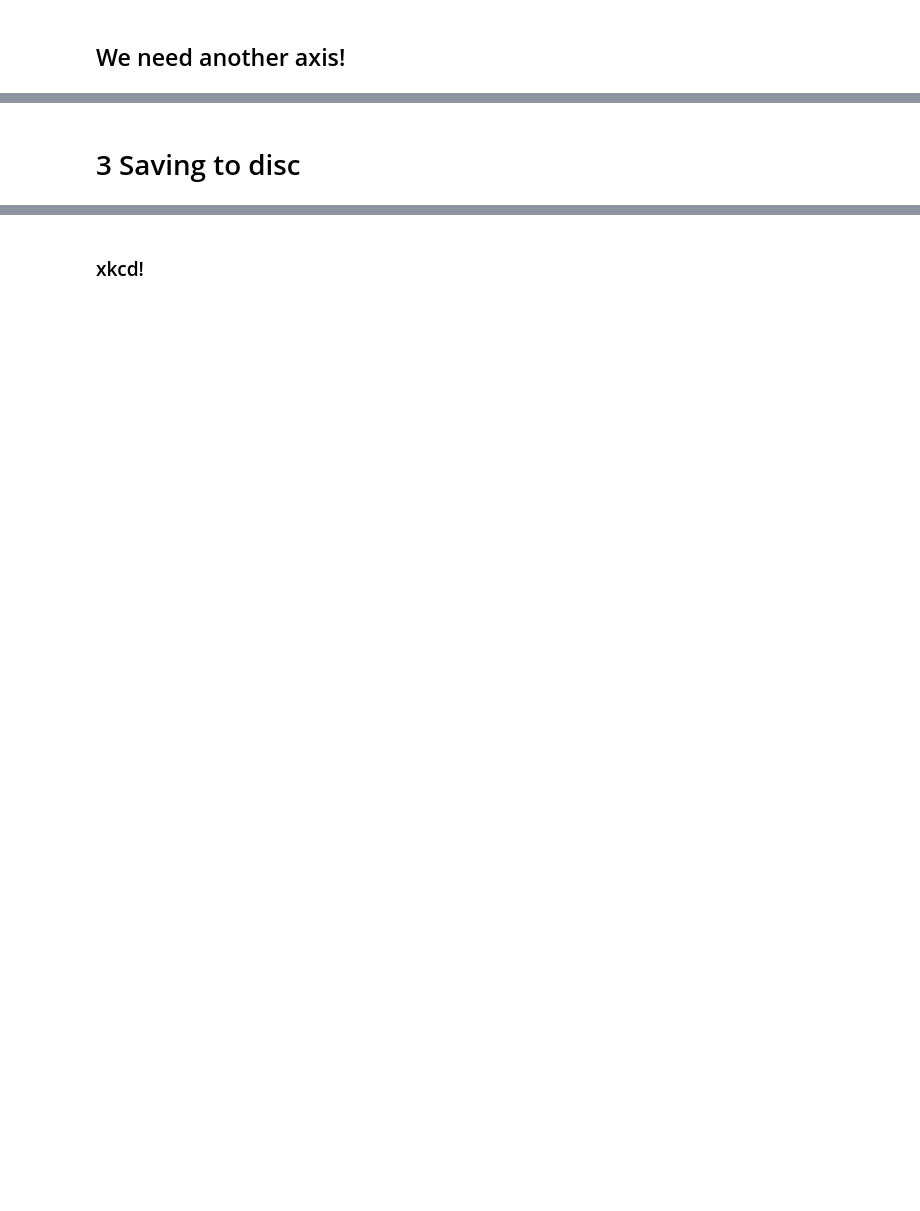
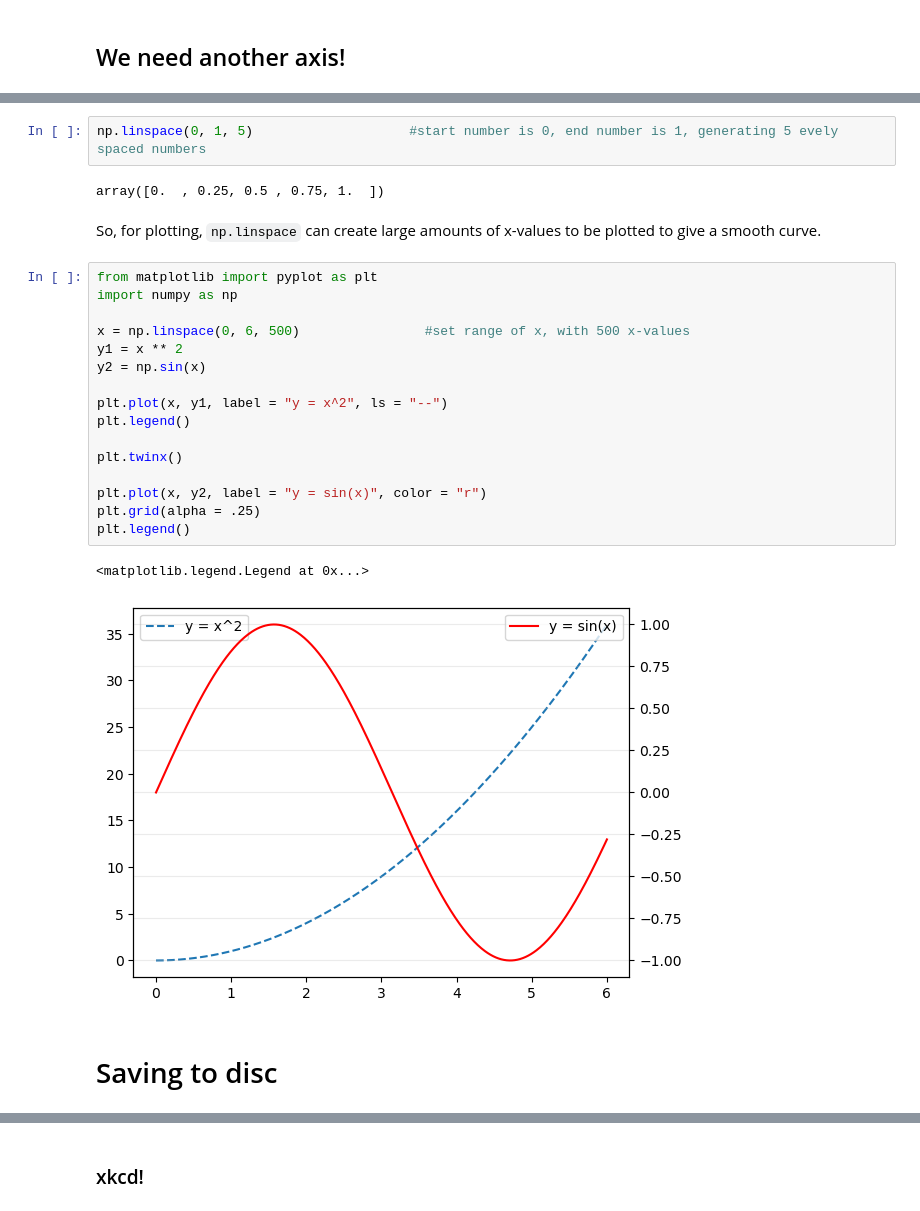
Before and after one commit to SPS-SP2273/learning-portfolio-warrenb09, a Jupyter notebook: plotting/plotting_(need).ipynb, the cells around one changed output, grey strips where cells are left out. Cells and saved outputs as stored; diff of their text form; blank space fills up the shorter version.

```diff
--- a/plotting/plotting_(need).ipynb
+++ b/plotting/plotting_(need).ipynb
@@ -121,2 +184,27 @@ plt.show()
+# %%
+np.linspace(0, 1, 5)                    #start number is 0, end number is 1, generating 5 evely spaced numbers
+# %% [output]
+array([0.  , 0.25, 0.5 , 0.75, 1.  ])
+# %% [markdown]
+So, for plotting, `np.linspace` can create large amounts of x-values to be plotted to give a smooth curve.
+# %%
+from matplotlib import pyplot as plt
+import numpy as np
+
+x = np.linspace(0, 6, 500)                #set range of x, with 500 x-values
+y1 = x ** 2
+y2 = np.sin(x)
+
+plt.plot(x, y1, label = "y = x^2", ls = "--")
+plt.legend()
+
+plt.twinx()
+
+plt.plot(x, y2, label = "y = sin(x)", color = "r")
+plt.grid(alpha = .25)
+plt.legend()
+# %% [output]
+<matplotlib.legend.Legend at 0x...>
+[figure, added]
 # %% [markdown]
-# 3 Saving to disc
+# Saving to disc
```
Also changed, not shown: parts of 35 cells of this notebook, 3 other files.
